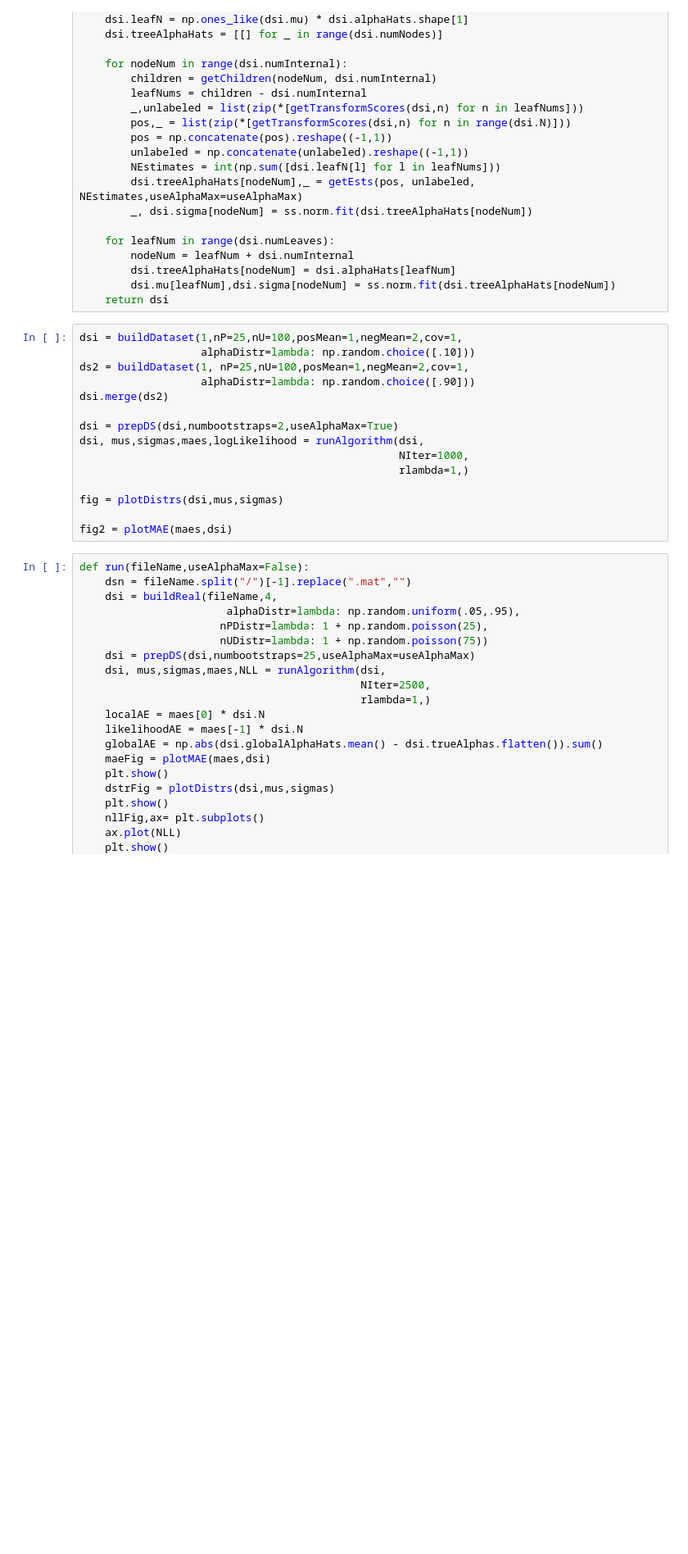
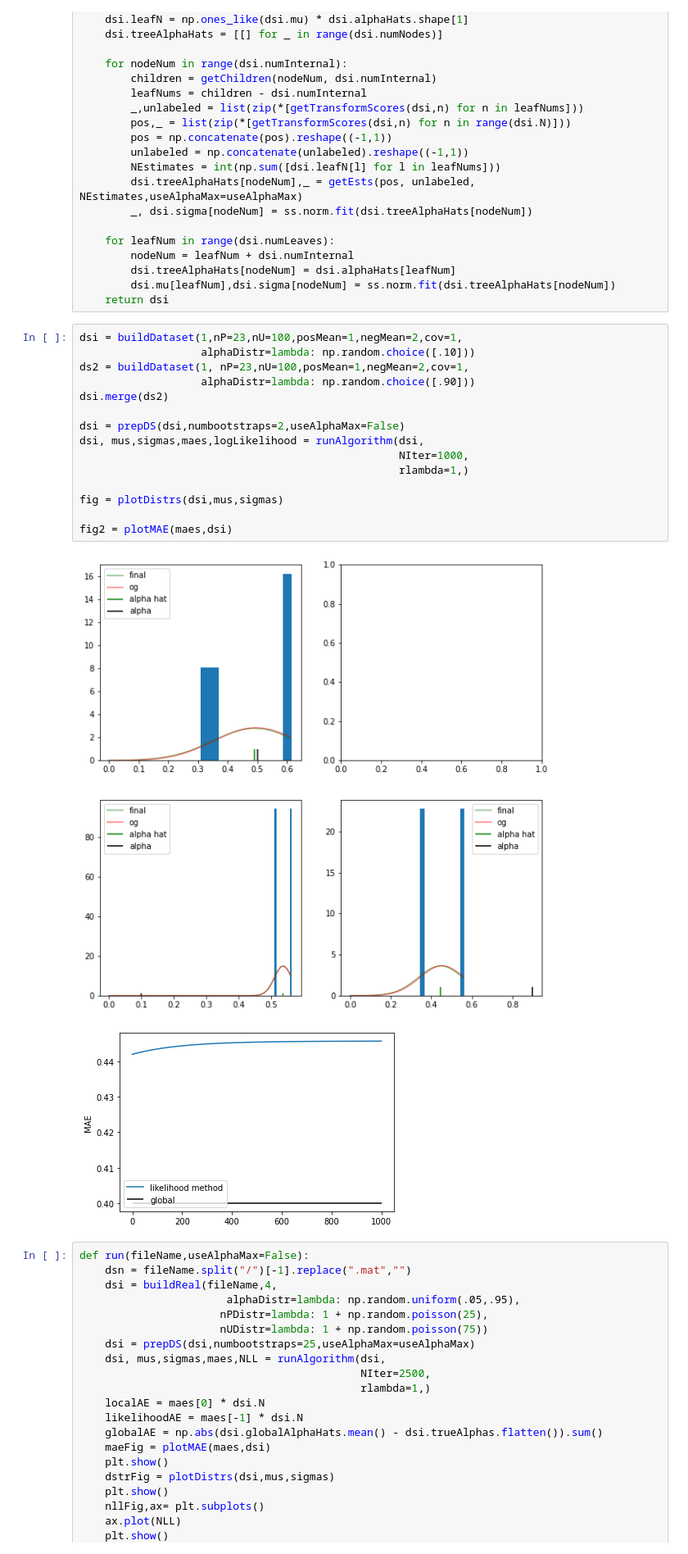
Before and after one commit to Dzeiberg/multiinstance, a Jupyter notebook: 24_Likelihood_Cleaned.ipynb, the cells around one changed output. Shown at 82% size. Cells and saved outputs as stored; diff of their text form; blank space fills up the shorter version.

```diff
--- a/24_Likelihood_Cleaned.ipynb
+++ b/24_Likelihood_Cleaned.ipynb
@@ -46,20 +46,23 @@ def prepDS(dsi,numbootstraps=10, useAlphaMax=True):
         dsi.mu[leafNum],dsi.sigma[nodeNum] = ss.norm.fit(dsi.treeAlphaHats[nodeNum])
     return dsi
 # %%
-dsi = buildDataset(1,nP=25,nU=100,posMean=1,negMean=2,cov=1,
+dsi = buildDataset(1,nP=23,nU=100,posMean=1,negMean=2,cov=1,
                    alphaDistr=lambda: np.random.choice([.10]))
-ds2 = buildDataset(1, nP=25,nU=100,posMean=1,negMean=2,cov=1,
+ds2 = buildDataset(1, nP=23,nU=100,posMean=1,negMean=2,cov=1,
                    alphaDistr=lambda: np.random.choice([.90]))
 dsi.merge(ds2)
 
-dsi = prepDS(dsi,numbootstraps=2,useAlphaMax=True)
+dsi = prepDS(dsi,numbootstraps=2,useAlphaMax=False)
 dsi, mus,sigmas,maes,logLikelihood = runAlgorithm(dsi,
                                                   NIter=1000,
                                                   rlambda=1,)
 
 fig = plotDistrs(dsi,mus,sigmas)
 
 fig2 = plotMAE(maes,dsi)
+# %% [output]
+[figure, added]
+[figure, added]
 # %%
 def run(fileName,useAlphaMax=False):
     dsn = fileName.split("/")[-1].replace(".mat","")
```
Also changed, not shown: parts of 2 cells of this notebook, 3 other files.
